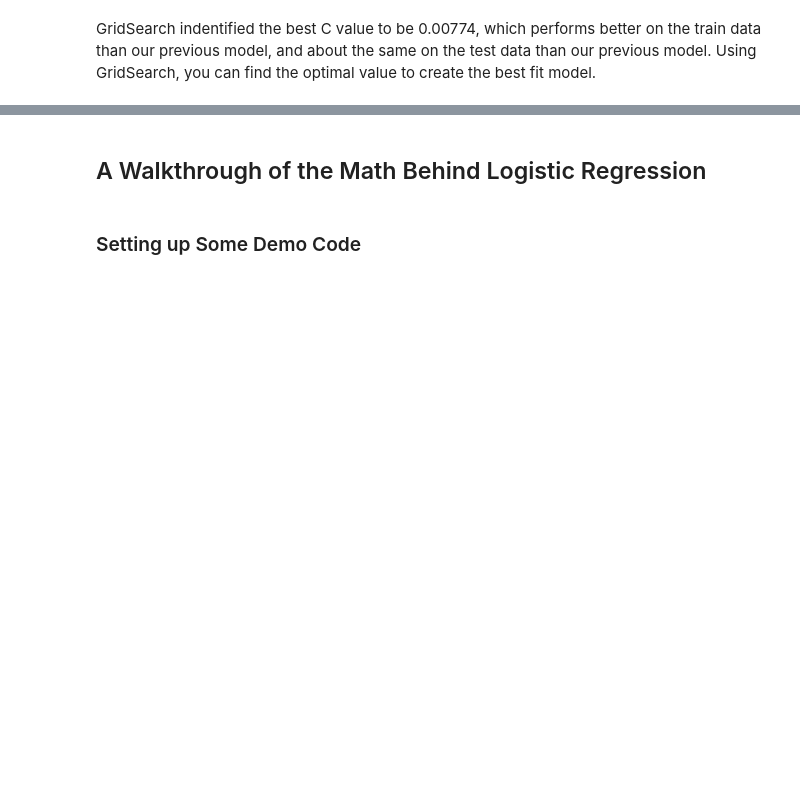
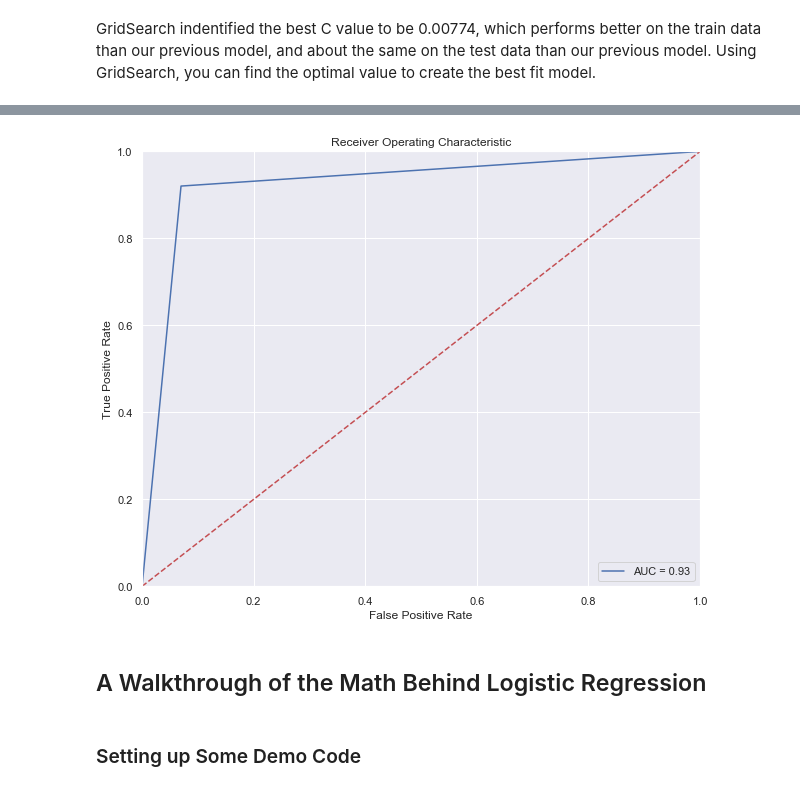
Before and after one commit to jushih/unit-8-machine-learning, a Jupyter notebook: unit-8-logistic-regression/Mini_Project_Logistic_Regression.ipynb, the cells around one changed output, grey strips where cells are left out. Drawn from its saved outputs; the diff is of its cells as text; code cells hidden in the pictures; blank space fills up the shorter version.

```diff
--- a/unit-8-logistic-regression/Mini_Project_Logistic_Regression.ipynb
+++ b/unit-8-logistic-regression/Mini_Project_Logistic_Regression.ipynb
@@ -336,3 +389,7 @@ GridSearch indentified the best C value to be 0.00774, which performs better on
+# %%
+plot_roc(y_true,y_pred)
+# %% [output]
+[figure, added]
 # %% [markdown]
 ## A Walkthrough of the Math Behind Logistic Regression
 # %% [markdown]
```
Also changed, not shown: parts of 7 cells of this notebook.
